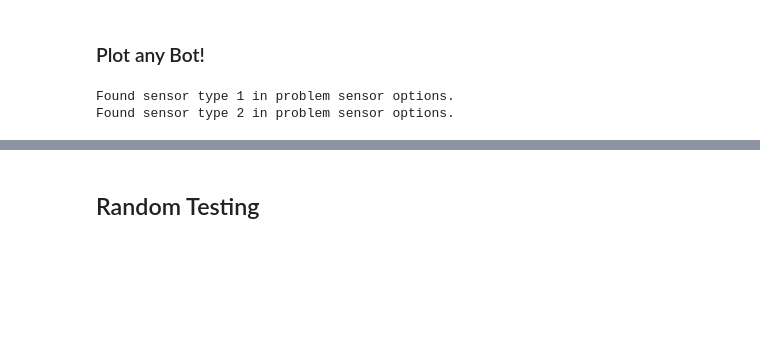
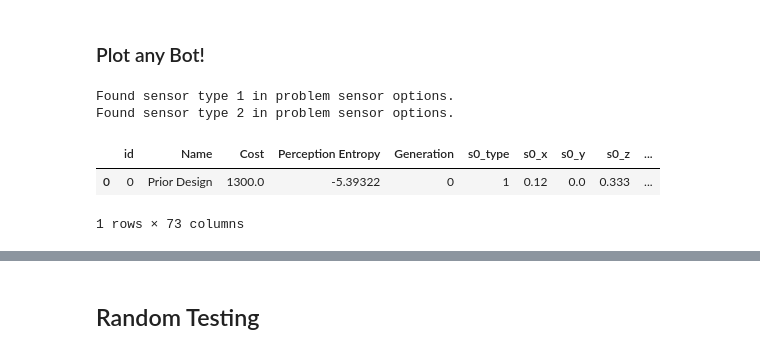
Before and after one commit to robosquiggles/go4robo, a Jupyter notebook: 3d_gen_introspect.ipynb, the cells around one changed output, grey strips where cells are left out. Saved outputs shown, nothing was run; the diff lists cells and outputs as text; code cells hidden in the pictures; blank space fills up the shorter version.

```diff
--- a/3d_gen_introspect.ipynb
+++ b/3d_gen_introspect.ipynb
@@ -141,7 +180,8 @@ sns.pairplot(pair_plot_df,
 sensor_constraints_mesh_data = box_mesh_data(problem.s_bounds, color="blue", opacity=0.2, name="Sensor Pos Constraints")
 
 def plot_plot_design(design_idx, sensor_idx_rays=None, max_rays=100):
-    design_x_dict = df[df["id"] == design_idx].iloc[0].to_dict()
+    design_x_df = df[df["id"] == design_idx]
+    design_x_dict = design_x_df.iloc[0].to_dict()
     bot_x = problem.convert_1D_to_bot(design_x_dict)
     sensor_x:Sensor3D_Instance = bot_x.sensors[sensor_idx_rays] if sensor_idx_rays is not None else None
     design_x_fig = bot_x.plot_bot_3d(
@@ -168,13 +208,18 @@ def plot_plot_design(design_idx, sensor_idx_rays=None, max_rays=100):
         margin=dict(l=0, r=0, b=0, t=30),
     )
 
-    return design_x_fig
+    return design_x_fig, design_x_df
 # %% [markdown]
 ### Plot any Bot!
 # %%
 # Here is the first one
-design_0_fig = plot_plot_design(0, sensor_idx_rays=0, max_rays=100)
+design_0_fig, design_0_df = plot_plot_design(0, sensor_idx_rays=0, max_rays=100)
+
+design_0_df
 # %% [output]
 Found sensor type 1 in problem sensor options.
 Found sensor type 2 in problem sensor options.
+|  | id | Name | Cost | Perception Entropy | Generation | s0_type | s0_x | s0_y | s0_z | ... |
+| 0 | 0 | Prior Design | 1300.0 | -5.39322 | 0 | 1 | 0.12 | 0.0 | 0.333 | ... |
+1 rows × 73 columns
 # %%
```
Also changed, not shown: parts of 11 cells of this notebook, 1 other file.
